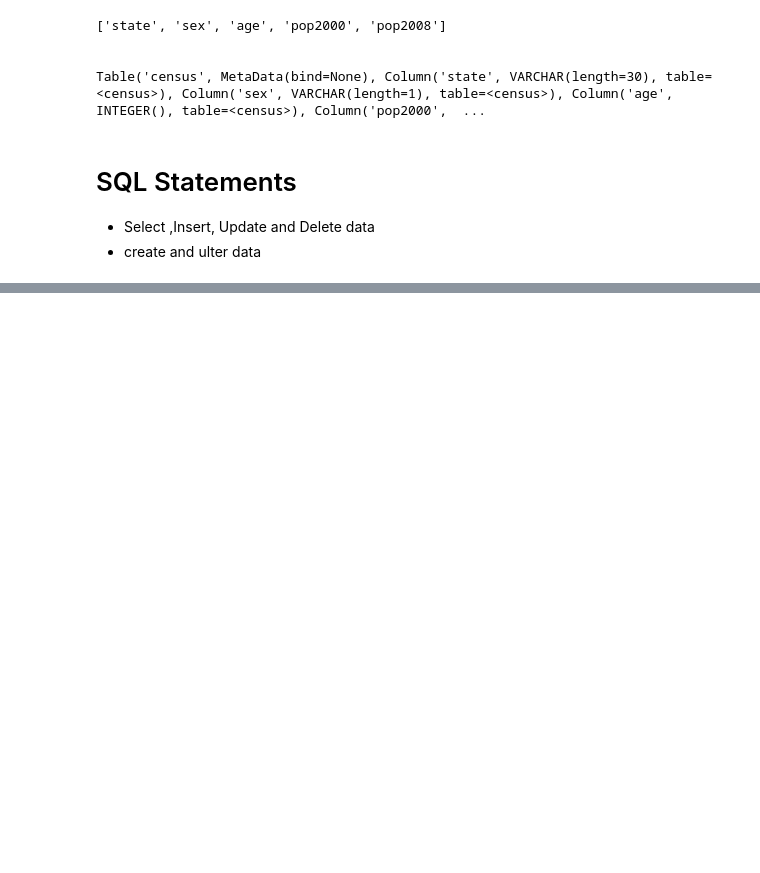
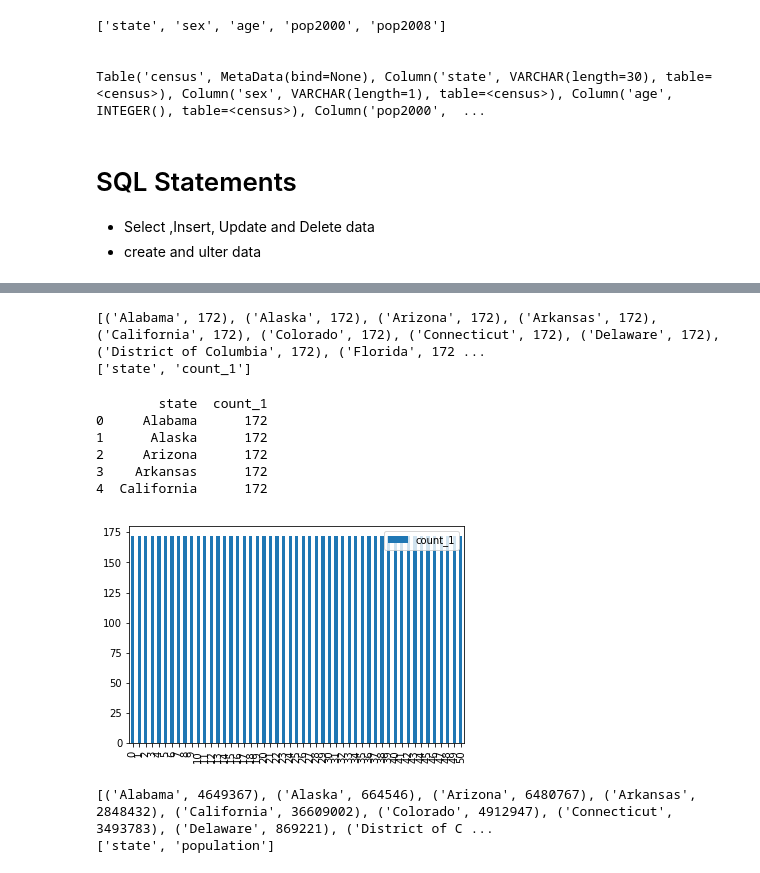
Before and after one commit to Suvamp/Datacamp-Notebooks, a Jupyter notebook: 11.introduction-to-relational-databases-in-python.ipynb, the cells around one changed output, grey strips where cells are left out. Cells and saved outputs as stored; diff of their text form; code cells hidden in the pictures; blank space fills up the shorter version.

```diff
--- a/11.introduction-to-relational-databases-in-python.ipynb
+++ b/11.introduction-to-relational-databases-in-python.ipynb
@@ -49,0 +67,6 @@ Table('census', MetaData(bind=None), Column('state', VARCHAR(length=30), table=<
+# %%
+from sqlalchemy import Table,MetaData,select
+metadata = MetaData()
+census = Table('census',metadata,autoload=True,autoload_with = engine)
+stmt = select([census])
+results = connection.execute(stmt).fetchall()
@@ -49,0 +425,69 @@ Table('census', MetaData(bind=None), Column('state', VARCHAR(length=30), table=<
+# %%
+# Import func
+from sqlalchemy import func
+
+# Build a query to select the state and count of ages by state: stmt
+stmt = select([census.columns.state, func.count(census.columns.age)])
+
+# Group stmt by state
+stmt = stmt.group_by(census.columns.state)
+
+# Execute the statement and store all the records: results
+results = connection.execute(stmt).fetchall()
+
+# Print results
+print(results)
+
+# Print the keys/column names of the results returned
+print(results[0].keys())
+# %% [output]
+[('Alabama', 172), ('Alaska', 172), ('Arizona', 172), ('Arkansas', 172), ('California', 172), ('Colorado', 172), ('Connecticut', 172), ('Delaware', 172), ('District of Columbia', 172), ('Florida', 172 ...
+['state', 'count_1']
+# %%
+# Import Pyplot as plt from matplotlib
+import matplotlib.pyplot as plt
+
+# Create a DataFrame from the results: df
+df = pd.DataFrame(results)
+
+# Set Column names
+df.columns = results[0].keys()
+
+# Print the DataFrame
+print(df.head())
+
+# Plot the DataFrame
+df.plot.bar()
+plt.show()
+# %% [output]
+        state  count_1
+0     Alabama      172
+1      Alaska      172
+2     Arizona      172
+3    Arkansas      172
+4  California      172
+[figure, added]
+# %%
+# Import func
+from sqlalchemy import func
+
+# Build an expression to calculate the sum of pop2008 labeled as population
+pop2008_sum = func.sum(census.columns.pop2008).label('population')
+
+# Build a query to select the state and sum of pop2008: stmt
+stmt = select([census.columns.state, pop2008_sum])
+
+# Group stmt by state
+stmt = stmt.group_by(census.columns.state)
+
+# Execute the statement and store all the records: results
+results = connection.execute(stmt).fetchall()
+
+# Print results
+print(results)
+
+# Print the keys/column names of the results returned
+print(results[0].keys())
+# %% [output]
+[('Alabama', 4649367), ('Alaska', 664546), ('Arizona', 6480767), ('Arkansas', 2848432), ('California', 36609002), ('Colorado', 4912947), ('Connecticut', 3493783), ('Delaware', 869221), ('District of C ...
+['state', 'population']
```
Also changed, not shown: parts of 55 cells of this notebook, 10 other files.
